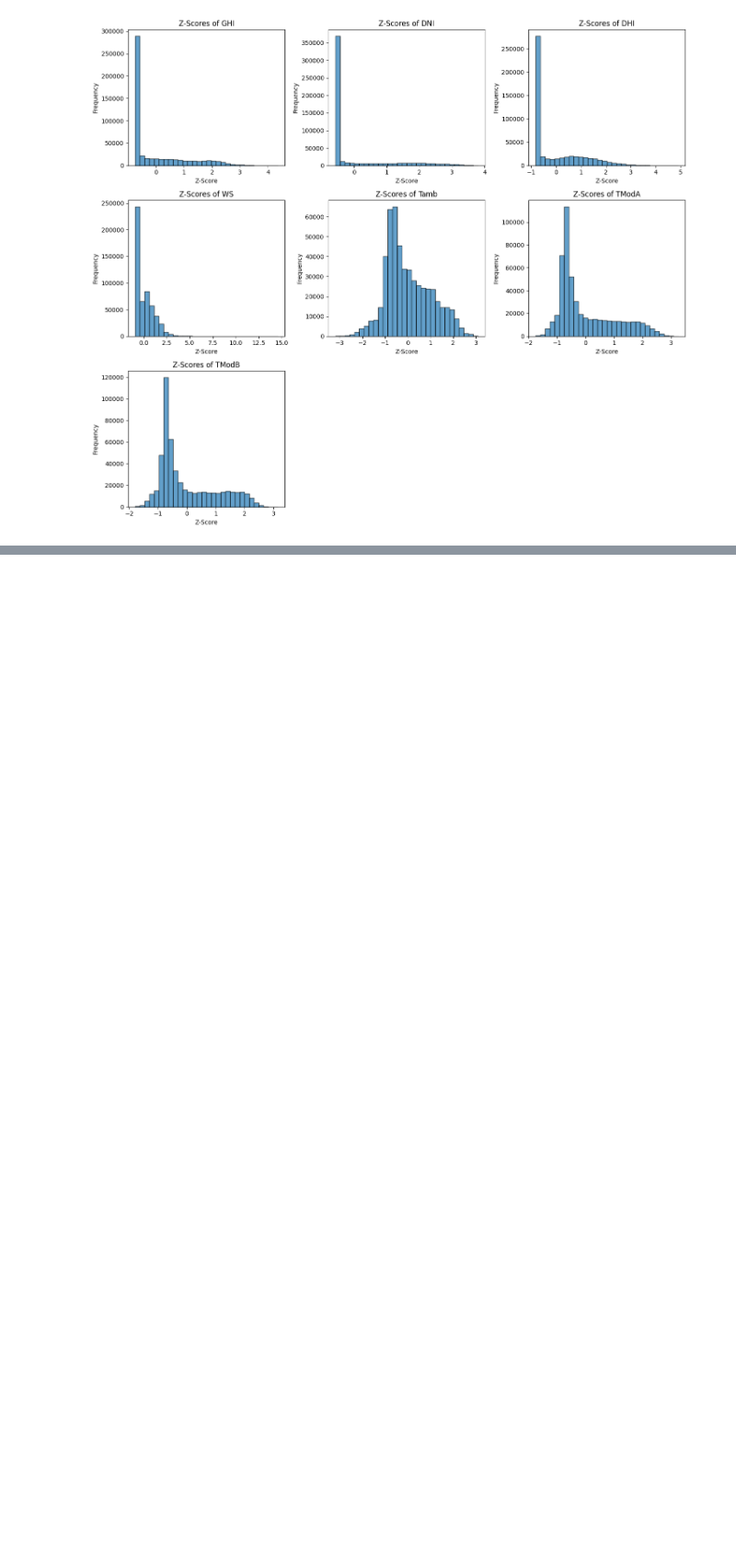
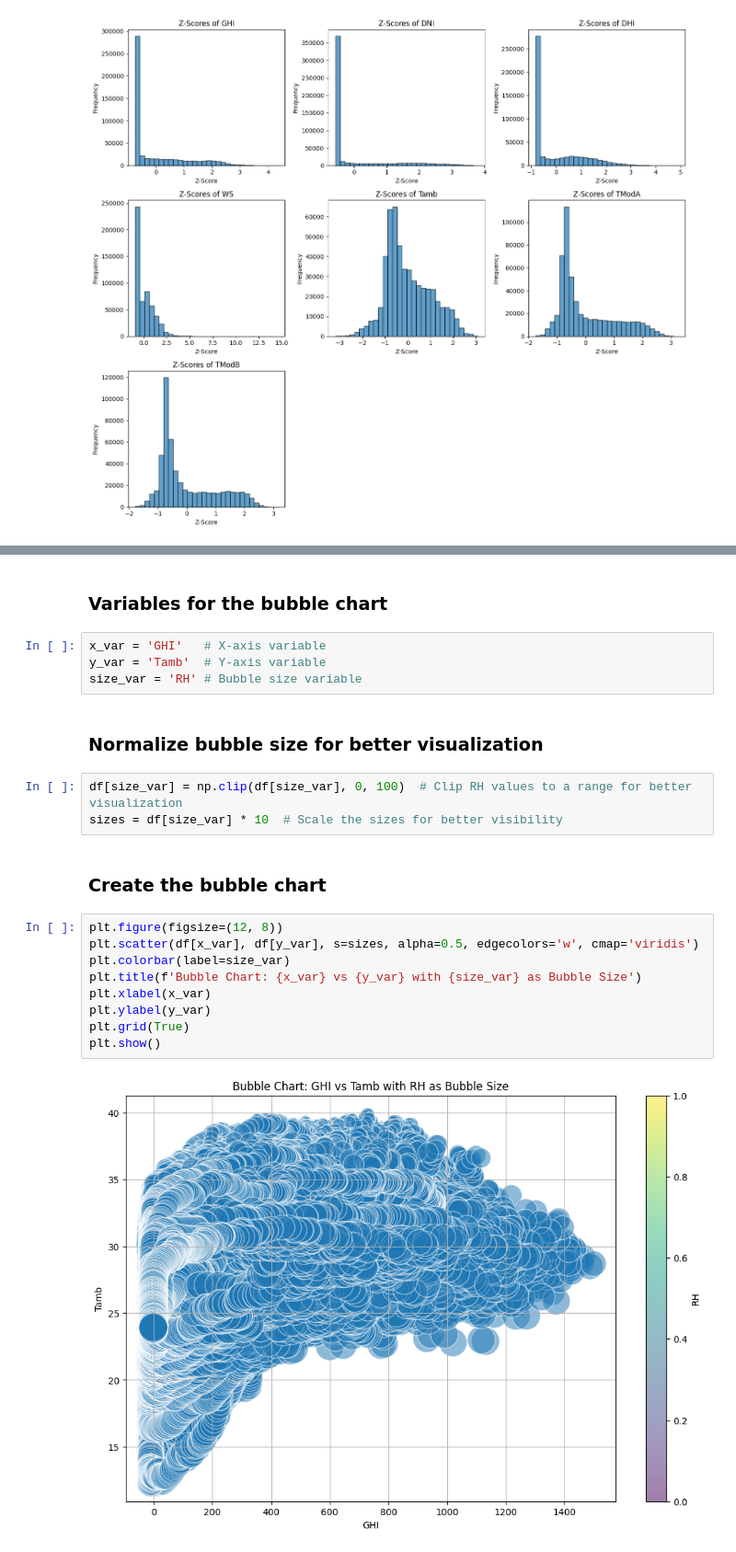
Before and after one commit to habteyesasfaw/Solar-Energy-Data-Analytics, a Jupyter notebook: notebooks/Solar_Energy_Data_Analysis_Sierraleone.ipynb, the cells around one changed output, grey strips where cells are left out. Shown at 92% size. Cells and saved outputs as stored; diff of their text form; blank space fills up the shorter version.

Commit message:
Enhanced analysis with bubble charts, correlation heatmaps, and polar plots to explore environmental variable relationships and wind patterns.

```diff
--- a/notebooks/Solar_Energy_Data_Analysis_Sierraleone.ipynb
+++ b/notebooks/Solar_Energy_Data_Analysis_Sierraleone.ipynb
@@ -439,0 +442,24 @@ plt.show()
+# %% [markdown]
+### Variables for the bubble chart
+# %%
+x_var = 'GHI'   # X-axis variable
+y_var = 'Tamb'  # Y-axis variable
+size_var = 'RH' # Bubble size variable
+# %% [markdown]
+### Normalize bubble size for better visualization
+# %%
+df[size_var] = np.clip(df[size_var], 0, 100)  # Clip RH values to a range for better visualization
+sizes = df[size_var] * 10  # Scale the sizes for better visibility
+# %% [markdown]
+### Create the bubble chart
+# %%
+plt.figure(figsize=(12, 8))
+plt.scatter(df[x_var], df[y_var], s=sizes, alpha=0.5, edgecolors='w', cmap='viridis')
+plt.colorbar(label=size_var)
+plt.title(f'Bubble Chart: {x_var} vs {y_var} with {size_var} as Bubble Size')
+plt.xlabel(x_var)
+plt.ylabel(y_var)
+plt.grid(True)
+plt.show()
+# %% [output]
+[figure, added]
```
Also changed, not shown: parts of 6 cells of this notebook.
